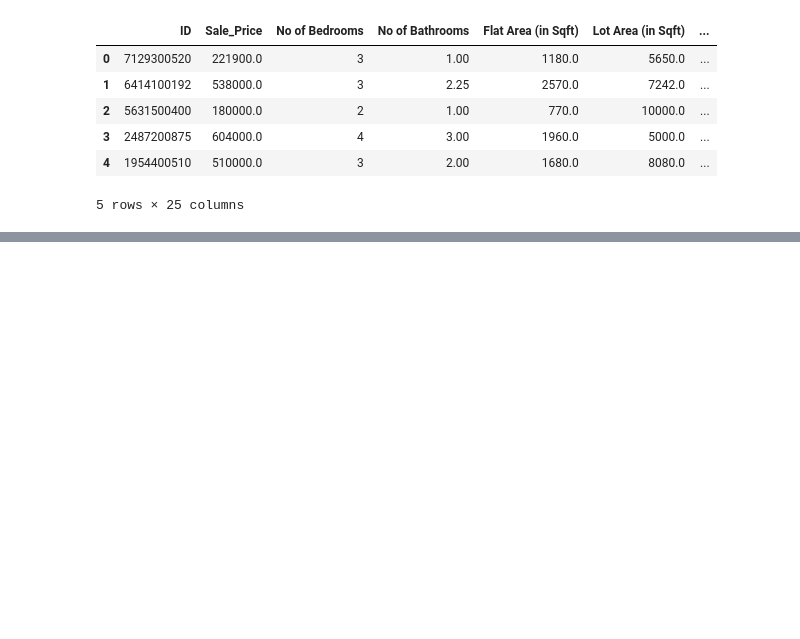
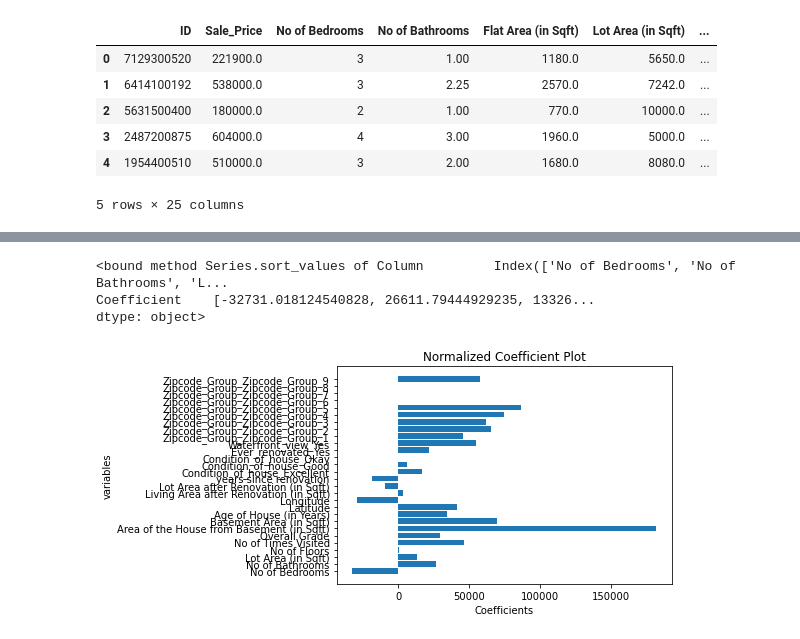
Before and after one commit to VelampalepuRohitAnjaniKumar/Machine-Learning-, a Jupyter notebook: Linear Regression/Linear Regression Model.ipynb, the cells around one changed output, grey strips where cells are left out. Saved outputs shown, nothing was run; the diff lists cells and outputs as text; code cells hidden in the pictures; blank space fills up the shorter version.

```diff
--- a/Linear Regression/Linear Regression Model.ipynb
+++ b/Linear Regression/Linear Regression Model.ipynb
@@ -363,0 +525,3 @@ data.head()
+# %%
+X=vif_data
+y=data['Sale_Price']   #target Variable
@@ -363,0 +602,21 @@ data.head()
+# %%
+coefficient_table=pd.Series({'Column':x_train.columns,
+                            'Coefficient':lr.coef_})
+
+coefficient_table.sort_values
+# %% [output]
+<bound method Series.sort_values of Column         Index(['No of Bedrooms', 'No of Bathrooms', 'L...
+Coefficient    [-32731.018124540828, 26611.79444929235, 13326...
+dtype: object>
+# %%
+plt.Figure(dpi=120,figsize=(8,6))
+
+x=coefficient_table['Column']
+y=coefficient_table['Coefficient']
+plt.barh(x,y)
+plt.xlabel("Coefficients")
+plt.ylabel("variables")
+plt.title("Normalized Coefficient Plot")
+plt.show()
+# %% [output]
+[figure, added]
```
Also changed, not shown: parts of 43 cells of this notebook.
